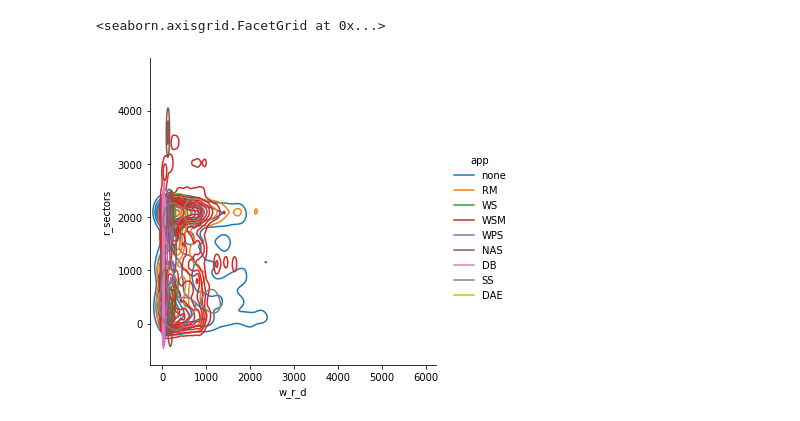
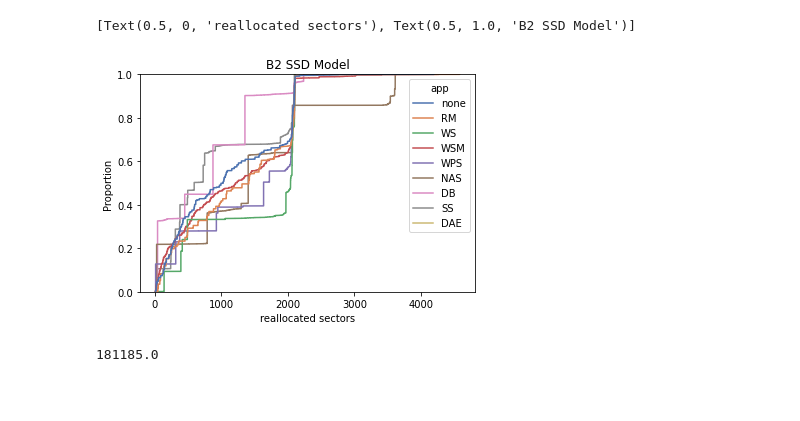
Before and after one commit to EricBorba/StorageFailurePredictor, a Jupyter notebook: onlyForTests.ipynb, the cells around one changed output. Cells and saved outputs as stored; diff of their text form; code cells hidden in the pictures; blank space fills up the shorter version.

```diff
--- a/onlyForTests.ipynb
+++ b/onlyForTests.ipynb
@@ -70,5 +86,13 @@ graph.set(xlabel ="wear leveling", ylabel = "reallocated sectors", title ='B2 SS
-# %%
-sns.displot(result, x="w_r_d", y="r_sectors", hue="app", kind="kde")
-# %% [output]
-<seaborn.axisgrid.FacetGrid at 0x...>
-[figure, removed]
+# %%
+# removing < 10
+
+graph = sns.ecdfplot(x = "r_sectors", palette = 'deep', hue='app', hue_order=['none','RM','WS','WSM', 'WPS', 'NAS', 'DB', 'SS', 'DAE'], data = result)
+
+graph.set(xlabel = "reallocated sectors", title ='B2 SSD Model')
+# %% [output]
+[Text(0.5, 0, 'reallocated sectors'), Text(0.5, 1.0, 'B2 SSD Model')]
+[figure, added]
+# %%
+result.loc[result["app"] == "WS", "u_errors"].max()
+# %% [output]
+181185.0
```
Also changed, not shown: parts of 25 cells of this notebook, 1 other file.
